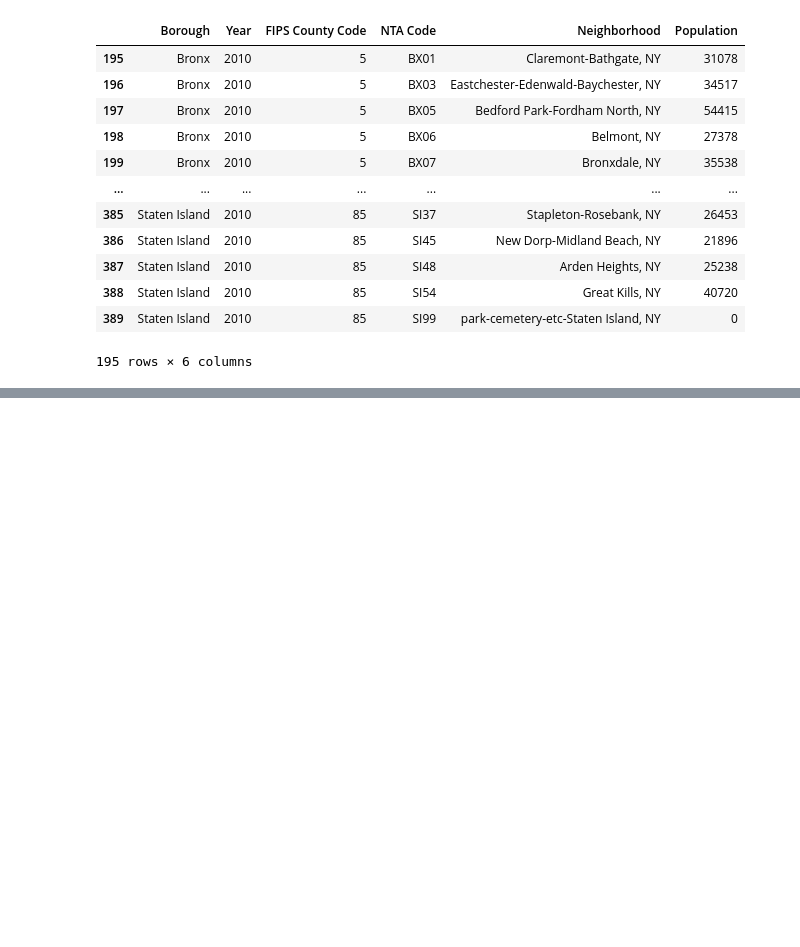
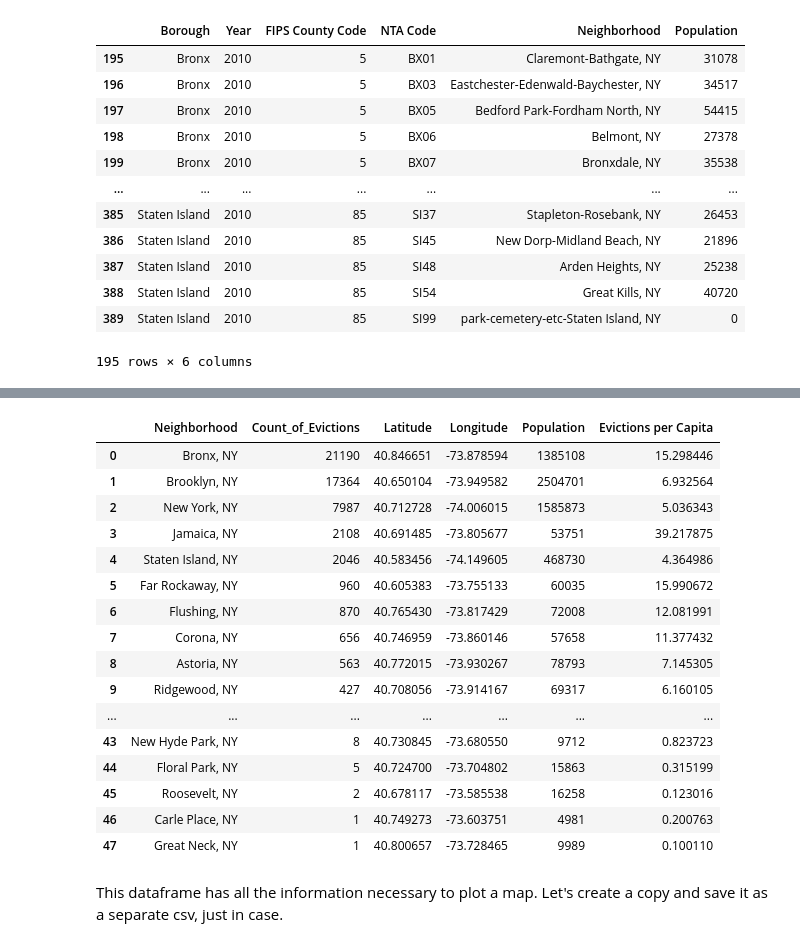
Before and after one commit to abiswas20/Data_Sci_Projects, a Jupyter notebook: Evictions.ipynb, the cells around one changed output, grey strips where cells are left out. Drawn from its saved outputs; the diff is of its cells as text; code cells hidden in the pictures; blank space fills up the shorter version.

```diff
--- a/Evictions.ipynb
+++ b/Evictions.ipynb
@@ -824,0 +887,22 @@ df_pop_2010
+# %%
+df_city_counts
+# %% [output]
+|  | Neighborhood | Count_of_Evictions | Latitude | Longitude | Population | Evictions per Capita |
+| 0 | Bronx, NY | 21190 | 40.846651 | -73.878594 | 1385108 | 15.298446 |
+| 1 | Brooklyn, NY | 17364 | 40.650104 | -73.949582 | 2504701 | 6.932564 |
+| 2 | New York, NY | 7987 | 40.712728 | -74.006015 | 1585873 | 5.036343 |
+| 3 | Jamaica, NY | 2108 | 40.691485 | -73.805677 | 53751 | 39.217875 |
+| 4 | Staten Island, NY | 2046 | 40.583456 | -74.149605 | 468730 | 4.364986 |
+| 5 | Far Rockaway, NY | 960 | 40.605383 | -73.755133 | 60035 | 15.990672 |
+| 6 | Flushing, NY | 870 | 40.765430 | -73.817429 | 72008 | 12.081991 |
+| 7 | Corona, NY | 656 | 40.746959 | -73.860146 | 57658 | 11.377432 |
+| 8 | Astoria, NY | 563 | 40.772015 | -73.930267 | 78793 | 7.145305 |
+| 9 | Ridgewood, NY | 427 | 40.708056 | -73.914167 | 69317 | 6.160105 |
+| ... | ... | ... | ... | ... | ... | ... |
+| 43 | New Hyde Park, NY | 8 | 40.730845 | -73.680550 | 9712 | 0.823723 |
+| 44 | Floral Park, NY | 5 | 40.724700 | -73.704802 | 15863 | 0.315199 |
+| 45 | Roosevelt, NY | 2 | 40.678117 | -73.585538 | 16258 | 0.123016 |
+| 46 | Carle Place, NY | 1 | 40.749273 | -73.603751 | 4981 | 0.200763 |
+| 47 | Great Neck, NY | 1 | 40.800657 | -73.728465 | 9989 | 0.100110 |
+# %% [markdown]
+This dataframe has all the information necessary to plot a map. Let's create a copy and save it as a separate csv, just in case.
```
Also changed, not shown: parts of 26 cells of this notebook, 7 other files.
